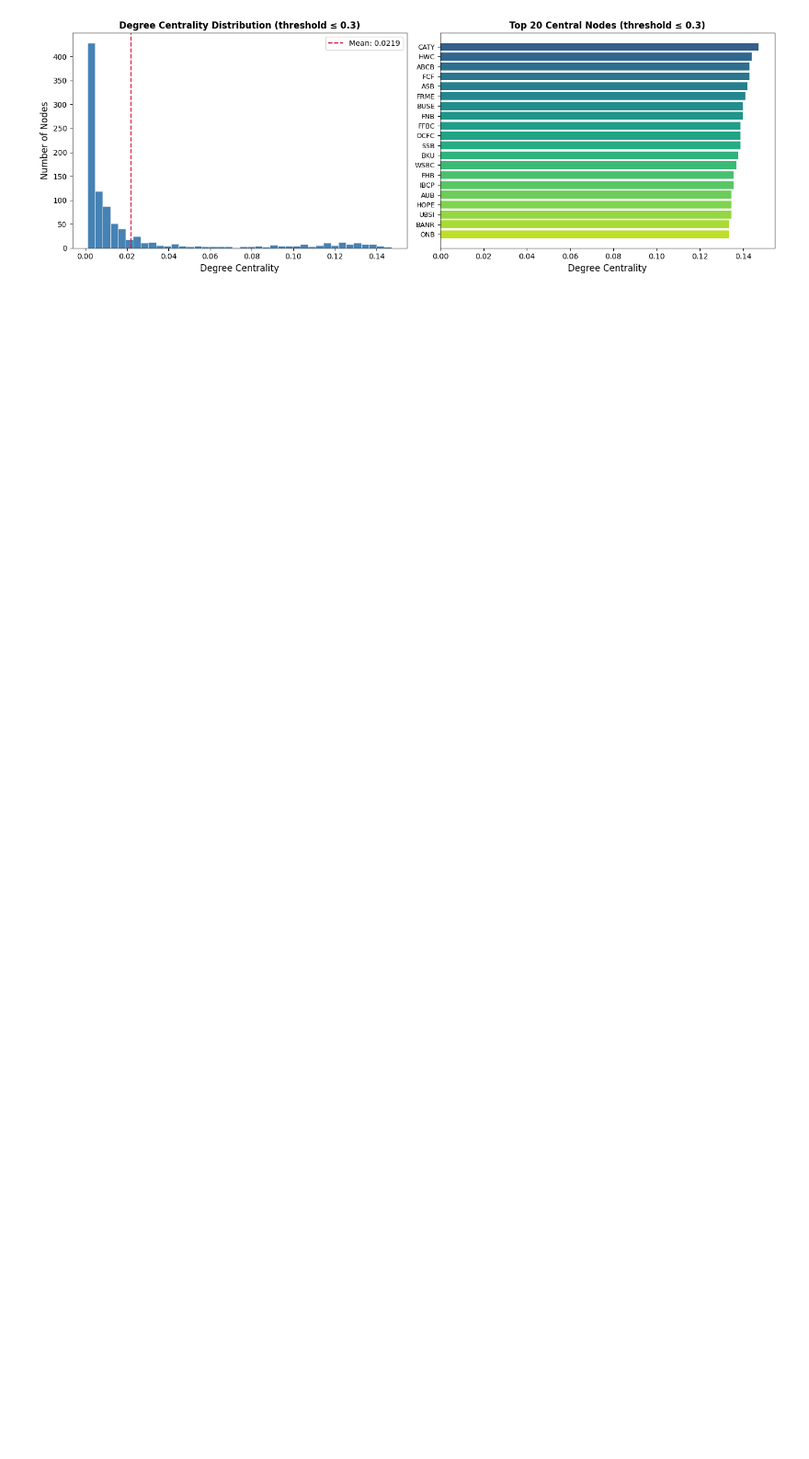
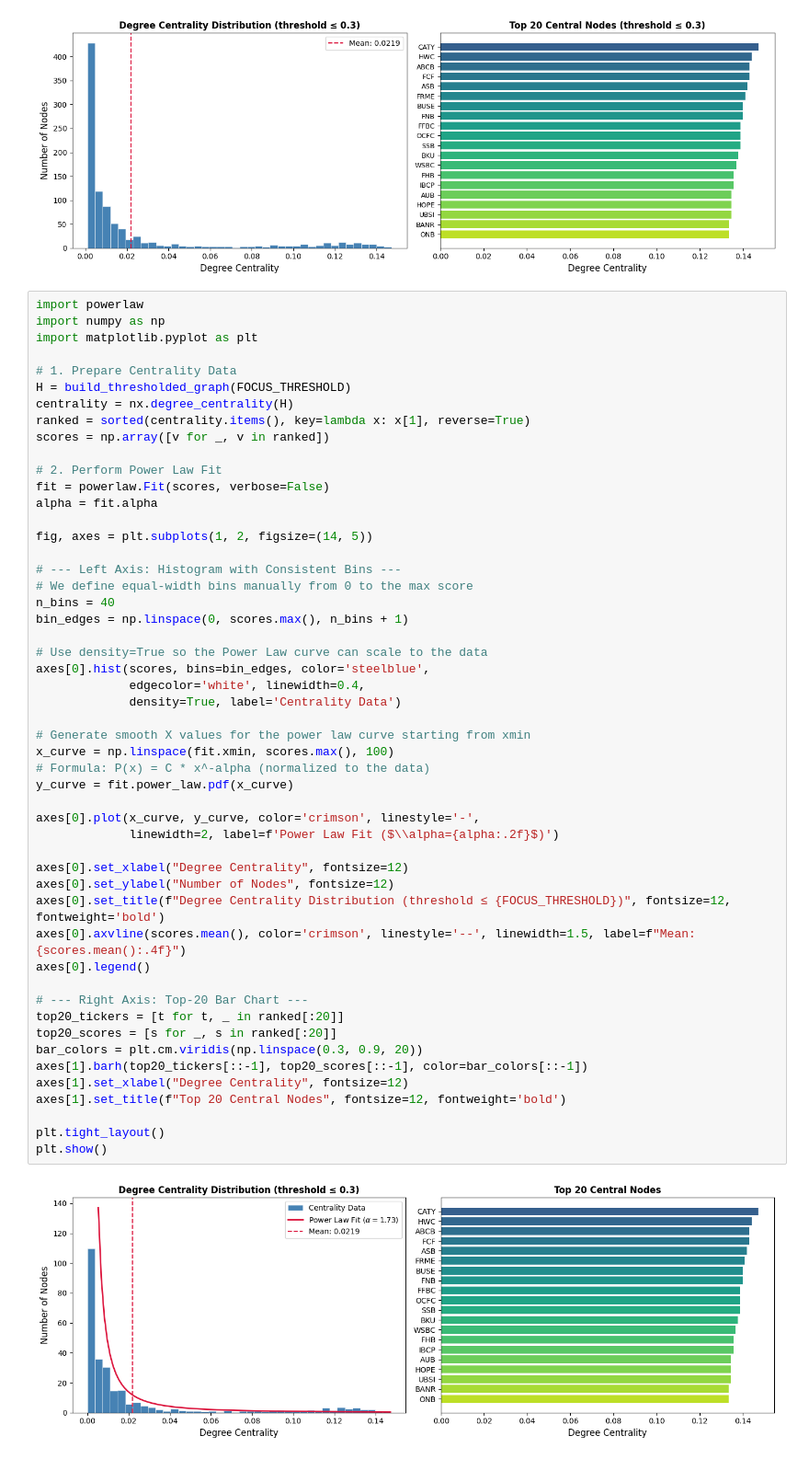
Before and after one commit to kunasing/networks-project, a Jupyter notebook: analyze_edge_distributions.ipynb, the cells around one changed output. Shown at 92% size. Cells and saved outputs as stored; diff of their text form; blank space fills up the shorter version.

Commit message:
add power law overlay

```diff
--- a/analyze_edge_distributions.ipynb
+++ b/analyze_edge_distributions.ipynb
@@ -210,3 +210,56 @@ plt.tight_layout()
 plt.show()
 # %% [output]
 [figure]
+# %%
+import powerlaw
+import numpy as np
+import matplotlib.pyplot as plt
+
+# 1. Prepare Centrality Data
+H = build_thresholded_graph(FOCUS_THRESHOLD)
+centrality = nx.degree_centrality(H)
+ranked = sorted(centrality.items(), key=lambda x: x[1], reverse=True)
+scores = np.array([v for _, v in ranked])
+
+# 2. Perform Power Law Fit
+fit = powerlaw.Fit(scores, verbose=False)
+alpha = fit.alpha
+
+fig, axes = plt.subplots(1, 2, figsize=(14, 5))
+
+# --- Left Axis: Histogram with Consistent Bins ---
+# We define equal-width bins manually from 0 to the max score
+n_bins = 40
+bin_edges = np.linspace(0, scores.max(), n_bins + 1)
+
+# Use density=True so the Power Law curve can scale to the data
+axes[0].hist(scores, bins=bin_edges, color='steelblue',
+             edgecolor='white', linewidth=0.4,
+             density=True, label='Centrality Data')
+
+# Generate smooth X values for the power law curve starting from xmin
+x_curve = np.linspace(fit.xmin, scores.max(), 100)
+# Formula: P(x) = C * x^-alpha (normalized to the data)
+y_curve = fit.power_law.pdf(x_curve)
+
+axes[0].plot(x_curve, y_curve, color='crimson', linestyle='-',
+             linewidth=2, label=f'Power Law Fit ($\\alpha={alpha:.2f}$)')
+
+axes[0].set_xlabel("Degree Centrality", fontsize=12)
+axes[0].set_ylabel("Number of Nodes", fontsize=12)
+axes[0].set_title(f"Degree Centrality Distribution (threshold ≤ {FOCUS_THRESHOLD})", fontsize=12, fontweight='bold')
+axes[0].axvline(scores.mean(), color='crimson', linestyle='--', linewidth=1.5, label=f"Mean: {scores.mean():.4f}")
+axes[0].legend()
+
+# --- Right Axis: Top-20 Bar Chart ---
+top20_tickers = [t for t, _ in ranked[:20]]
+top20_scores = [s for _, s in ranked[:20]]
+bar_colors = plt.cm.viridis(np.linspace(0.3, 0.9, 20))
+axes[1].barh(top20_tickers[::-1], top20_scores[::-1], color=bar_colors[::-1])
+axes[1].set_xlabel("Degree Centrality", fontsize=12)
+axes[1].set_title(f"Top 20 Central Nodes", fontsize=12, fontweight='bold')
+
+plt.tight_layout()
+plt.show()
+# %% [output]
+[figure, added]
```
Also changed, not shown: 1 other file.
